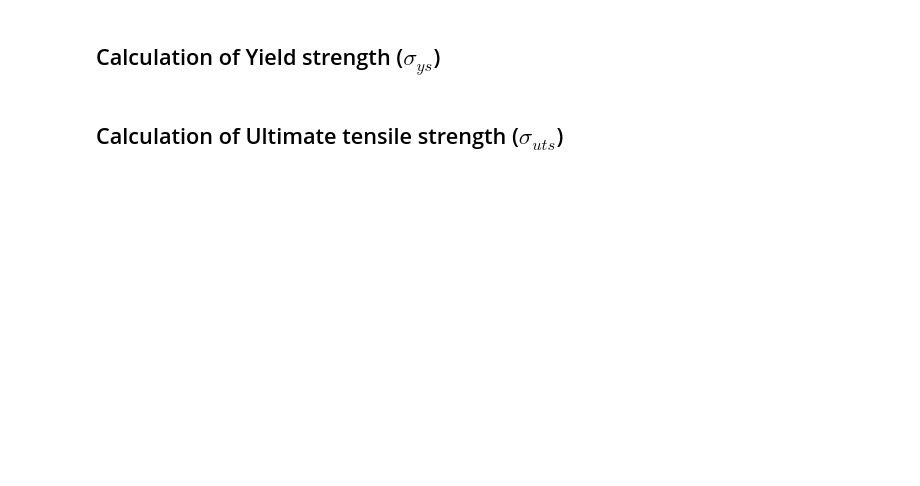
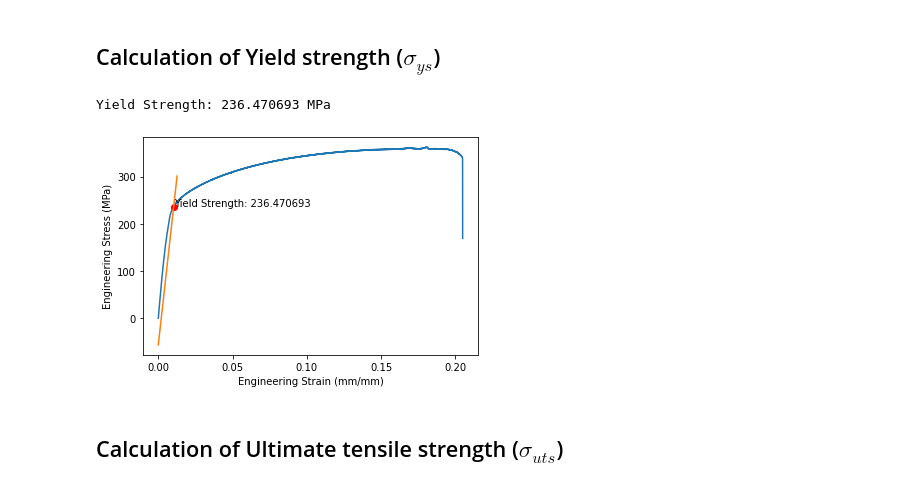
Before and after one commit to algomaster99/meta-btp, a Jupyter notebook: engineering_strain_stress.ipynb, the cells around one changed output. Cells and saved outputs as stored; diff of their text form; code cells hidden in the pictures; blank space fills up the shorter version.

```diff
--- a/engineering_strain_stress.ipynb
+++ b/engineering_strain_stress.ipynb
@@ -125,24 +138,28 @@ save_parameter('Young\'s Modulus', youngs_modulus, 'MPa', f'{OUTPUT_DIR}/output.
 # %%
 parallel_line_y = [(i - 0.002)*youngs_modulus for i in x]
 plt.plot(x,y_smooth)
 intersection = np.argwhere(np.diff(np.sign([parallel_line_y[i] - y_smooth[i] for i in range(len(y_smooth))]))).flatten()
 plt.plot(x[intersection[0]], y_smooth[intersection[0]], 'ro')
 
 # 200 is added as a scaling factor so that the intersection point is easily viewable
 plt.plot(x[:(intersection[0]+200)], parallel_line_y[:(intersection[0]+200)])
 plt.xlabel(x_label)
 plt.ylabel(y_label)
 yield_strength = y_smooth[intersection[0]]
 plt.annotate(f'Yield Strength: {yield_strength}', (x[intersection[0]], y_smooth[intersection[0]]))
 
 
 
 save_fig(plt, 'savefig', f'{OUTPUT_DIR}/Yield Strength')
 
 # 0th index because there is only one intersection point
 print(f'Yield Strength: {yield_strength} MPa')
 
-save_parameter ('Yield Strength', yield_strength, 'MPa', f'{OUTPUT_DIR}/output.txt')
+if ifile.add_parameter(nameof(yield_strength)):
+    ofile.save_parameter('Yield Strength', yield_strength, 'MPa')
+# %% [output]
+Yield Strength: 236.470693 MPa
+[figure, added]
 # %% [markdown]
 ## Calculation of Ultimate tensile strength ($\sigma_{uts}$)
 # %%
```
Also changed, not shown: parts of 7 cells of this notebook, 1 other file.
